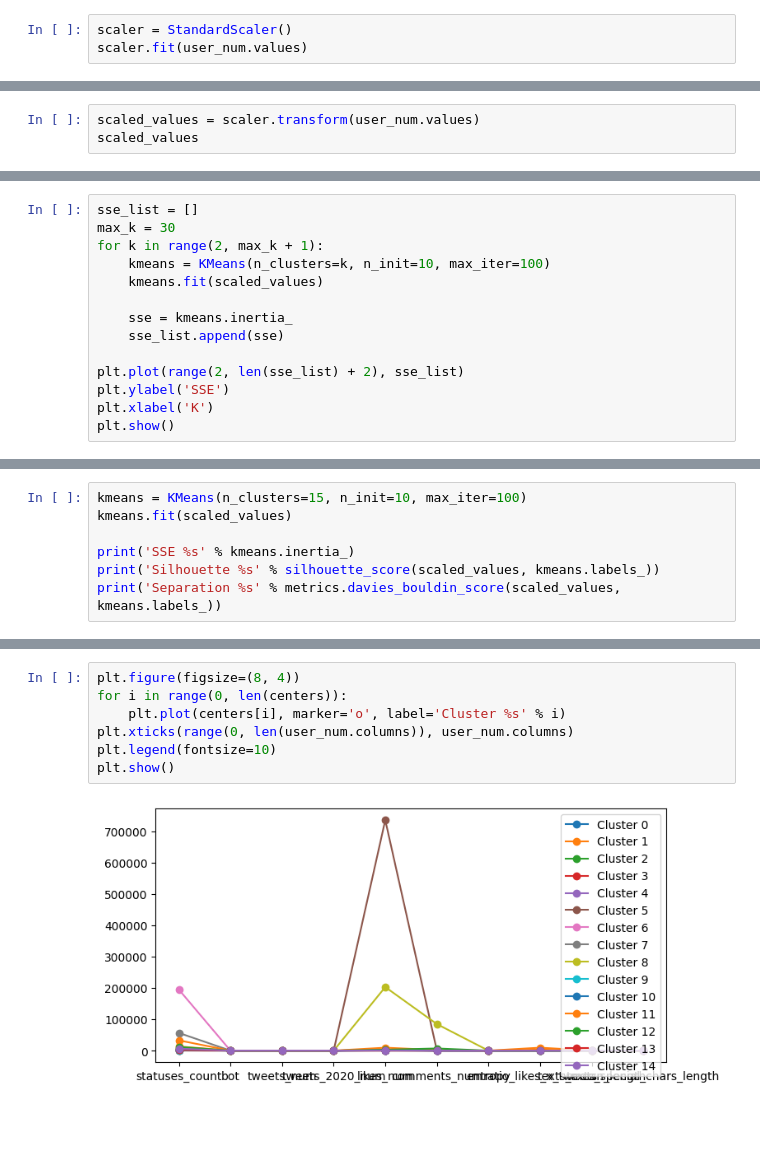
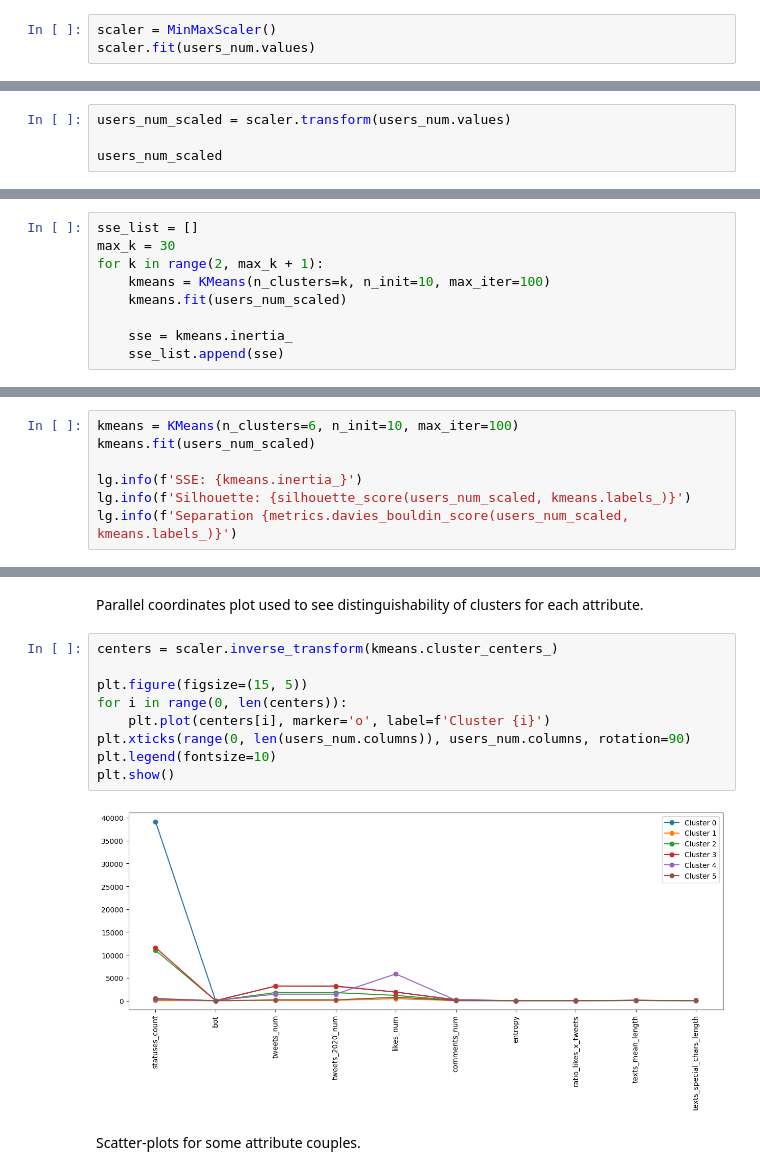
Before and after one commit to federicosilvestri/data-mining, a Jupyter notebook: 2_clustering_analysis.ipynb, the cells around one changed output, grey strips where cells are left out. Drawn from its saved outputs; the diff is of its cells as text; blank space fills up the shorter version.

```diff
--- a/2_clustering_analysis.ipynb
+++ b/2_clustering_analysis.ipynb
@@ -44,4 +73,4 @@ user_num = users[users_num_cols].astype({'bot': 'int64'}).dropna()
 # %%
-scaler = StandardScaler()
-scaler.fit(user_num.values)
+scaler = MinMaxScaler()
+scaler.fit(users_num.values)
 # %% [output]
@@ -49,4 +80,5 @@ StandardScaler()
 # %%
-scaled_values = scaler.transform(user_num.values)
-scaled_values
+users_num_scaled = scaler.transform(users_num.values)
+
+users_num_scaled
 # %% [output]
@@ -70,12 +108,7 @@ sse_list = []
 max_k = 30
 for k in range(2, max_k + 1):
     kmeans = KMeans(n_clusters=k, n_init=10, max_iter=100)
-    kmeans.fit(scaled_values)
+    kmeans.fit(users_num_scaled)
 
     sse = kmeans.inertia_
     sse_list.append(sse)
-
-plt.plot(range(2, len(sse_list) + 2), sse_list)
-plt.ylabel('SSE')
-plt.xlabel('K')
-plt.show()
@@ -84,8 +127,8 @@ plt.show()
 # %%
-kmeans = KMeans(n_clusters=15, n_init=10, max_iter=100)
-kmeans.fit(scaled_values)
+kmeans = KMeans(n_clusters=6, n_init=10, max_iter=100)
+kmeans.fit(users_num_scaled)
 
-print('SSE %s' % kmeans.inertia_)
-print('Silhouette %s' % silhouette_score(scaled_values, kmeans.labels_))
-print('Separation %s' % metrics.davies_bouldin_score(scaled_values, kmeans.labels_))
+lg.info(f'SSE: {kmeans.inertia_}')
+lg.info(f'Silhouette: {silhouette_score(users_num_scaled, kmeans.labels_)}')
+lg.info(f'Separation {metrics.davies_bouldin_score(users_num_scaled, kmeans.labels_)}')
 # %% [output]
@@ -109,9 +146,15 @@ plt.show()
+# %% [markdown]
+Parallel coordinates plot used to see distinguishability of clusters for each attribute.
 # %%
-plt.figure(figsize=(8, 4))
+centers = scaler.inverse_transform(kmeans.cluster_centers_)
+
+plt.figure(figsize=(15, 5))
 for i in range(0, len(centers)):
-    plt.plot(centers[i], marker='o', label='Cluster %s' % i)
-plt.xticks(range(0, len(user_num.columns)), user_num.columns)
+    plt.plot(centers[i], marker='o', label=f'Cluster {i}')
+plt.xticks(range(0, len(users_num.columns)), users_num.columns, rotation=90)
 plt.legend(fontsize=10)
 plt.show()
 # %% [output]
-[figure, old version]
+[figure, new version]
+# %% [markdown]
+Scatter-plots for some attribute couples.
```
Also changed, not shown: parts of 42 cells of this notebook, 3 other files.
